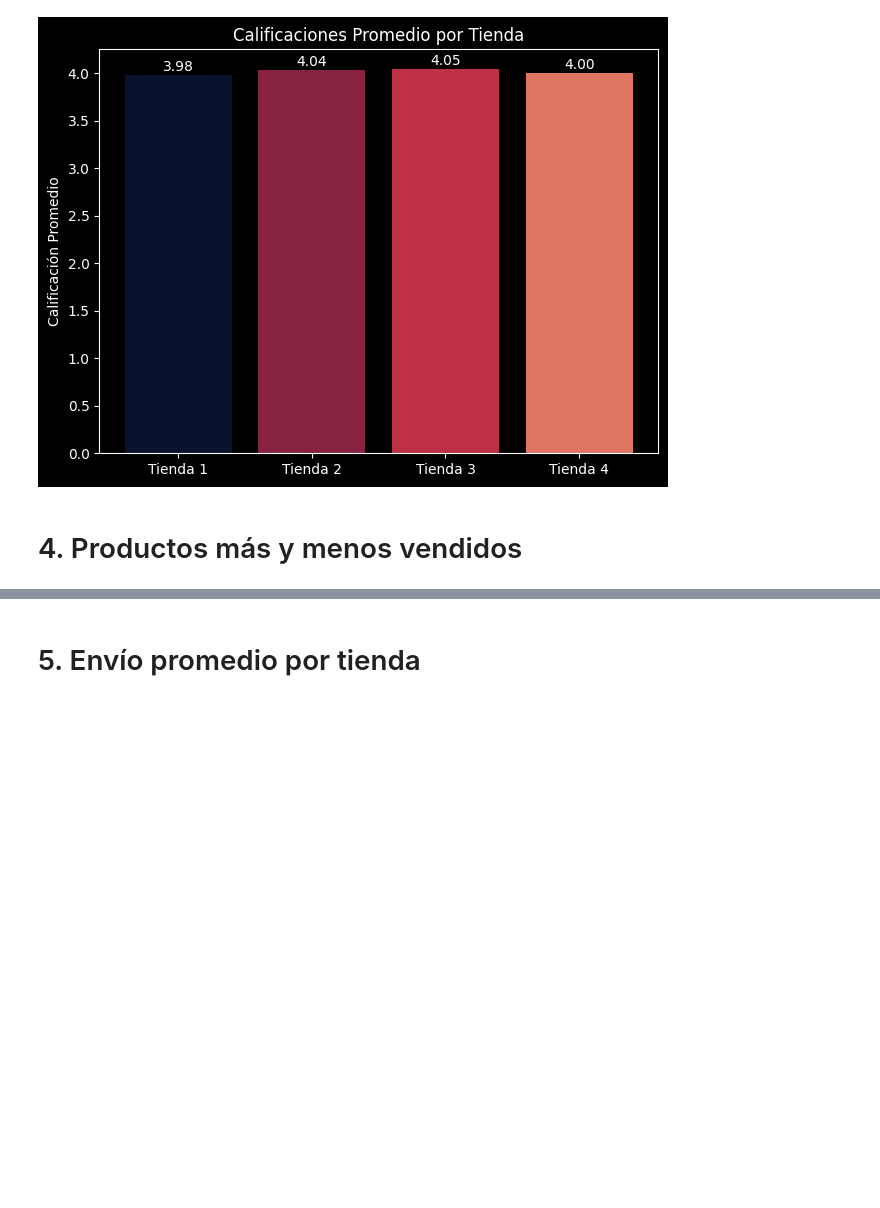
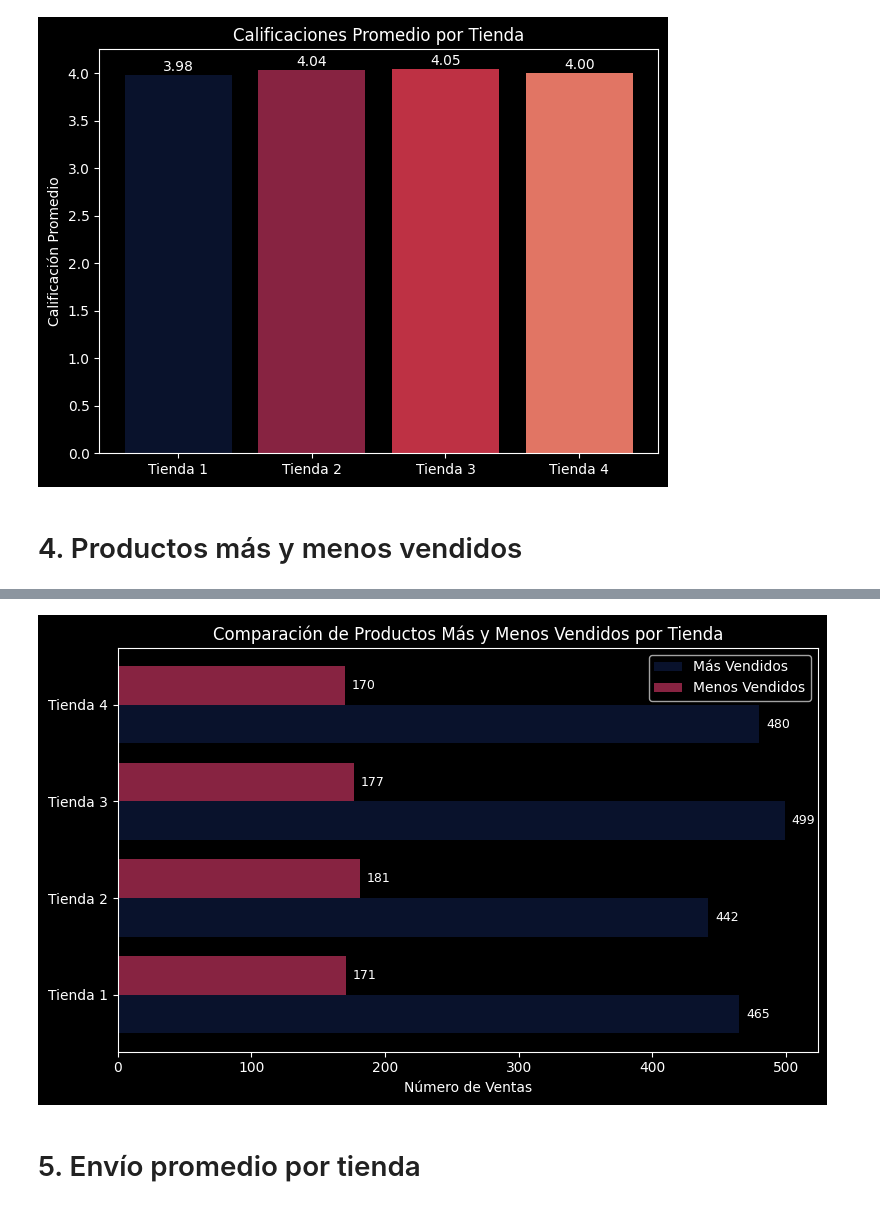
Before and after one commit to zenyonki/alura_store, a Jupyter notebook: AluraStoreLatam.ipynb, the cells around one changed output, grey strips where cells are left out. Drawn from its saved outputs; the diff is of its cells as text; code cells hidden in the pictures; blank space fills up the shorter version.

Commit message:
Se hicieron recuentos de los productos más y menos vendidos. Se graficaron.

```diff
--- a/AluraStoreLatam.ipynb
+++ b/AluraStoreLatam.ipynb
@@ -310,7 +310,6 @@ lista_promedios = [
 # %% [output]
 '\nProbé cpn hacer una lista de esta manera pero resultó más engorroso que\nsólo copiar y pegar los resultados. Resuelve de momento aunque en un escenario \ncon datos actualizados en tiempo real no se ...
 # %%
-tiendas = ['Tienda 1', 'Tienda 2', 'Tienda 3', 'Tienda 4']
 calificaciones = [3.98, 4.04, 4.05, 4.00]
 
 fig, ax = plt.subplots()
@@ -334,3 +370,47 @@ plt.show()
+# %%
+# Aquí fue interesante, el error me lo resolvió Gemini y es que pude
+# acceder a 'mas vendido' por el nombre del diccionario pero a la cantidad
+# por el lugar que ocupan las ventas, que es [1] para el segundo lugar.
+
+productos_mas_vendidos = [ventas_extremas_tienda_1['mas vendido'][1],
+                          ventas_extremas_tienda_2['mas vendido'][1],
+                          ventas_extremas_tienda_3['mas vendido'][1],
+                          ventas_extremas_tienda_4['mas vendido'][1]]
+
+productos_menos_vendidos = [ventas_extremas_tienda_1['menos vendido'][1],
+                            ventas_extremas_tienda_2['menos vendido'][1],
+                            ventas_extremas_tienda_3['menos vendido'][1],
+                            ventas_extremas_tienda_4['menos vendido'][1]]
+
+# Crear la figura y el eje
+fig, ax = plt.subplots(figsize=(8, 5))
+
+# Crear barras para productos más y menos vendidos
+bar_width = 0.4  # Ancho de las barras
+x = np.arange(len(tiendas))  # Índices para las tiendas
+
+ax.barh(x - bar_width / 2, productos_mas_vendidos, bar_width, label='Más Vendidos', color='#09122C')
+ax.barh(x + bar_width / 2, productos_menos_vendidos, bar_width, label='Menos Vendidos', color='#872341')
+
+# Etiquetas y título
+ax.set_yticks(x)
+ax.set_yticklabels(tiendas)
+ax.set_xlabel('Número de Ventas')
+ax.set_title('Comparación de Productos Más y Menos Vendidos por Tienda')
+ax.legend()
+
+# Añadir etiquetas a las barras
+for i, v in enumerate(productos_mas_vendidos):
+    ax.text(v + 5, i - bar_width / 2, str(v), va='center', fontsize=9)
+
+for i, v in enumerate(productos_menos_vendidos):
+    ax.text(v + 5, i + bar_width / 2, str(v), va='center', fontsize=9)
+
+plt.style.use('dark_background')
+plt.tight_layout()
+plt.show()
+# %% [output]
+[figure, added]
 # %% [markdown]
 
 # 5. Envío promedio por tienda
```
Also changed, not shown: parts of 1 cell of this notebook.
